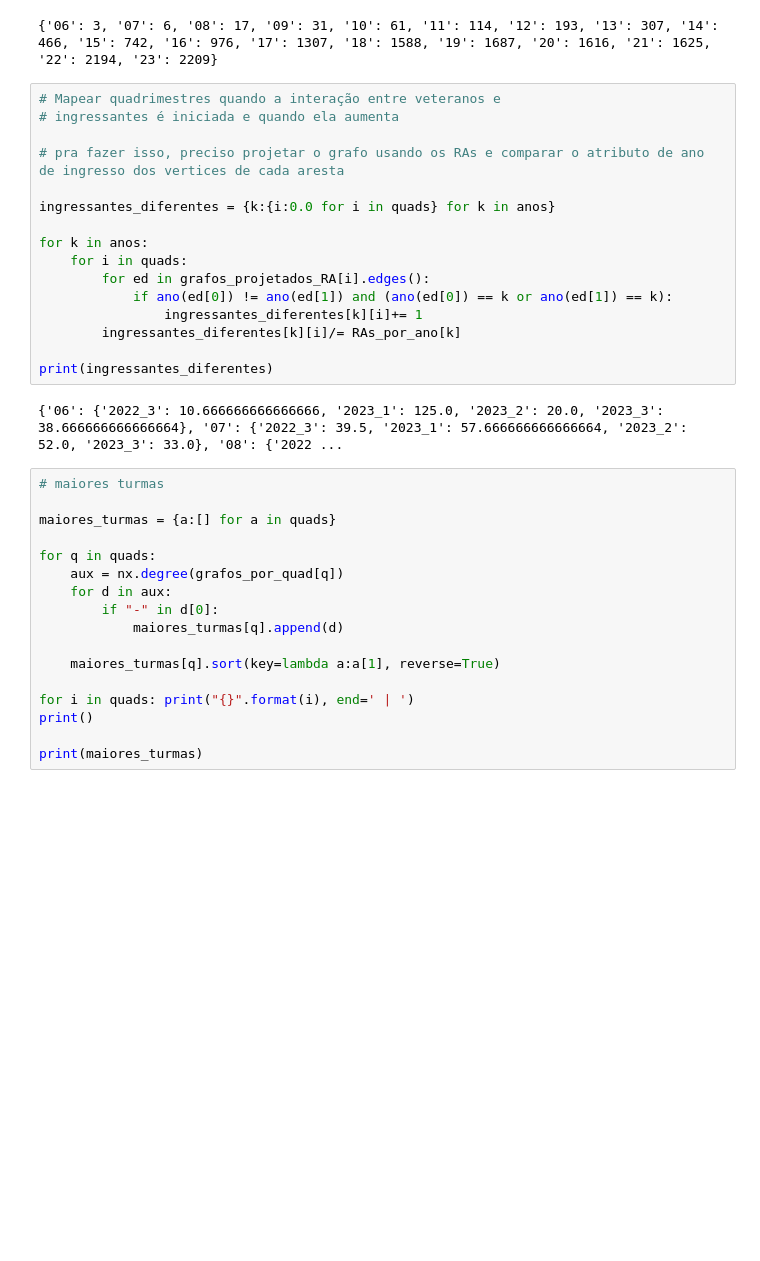
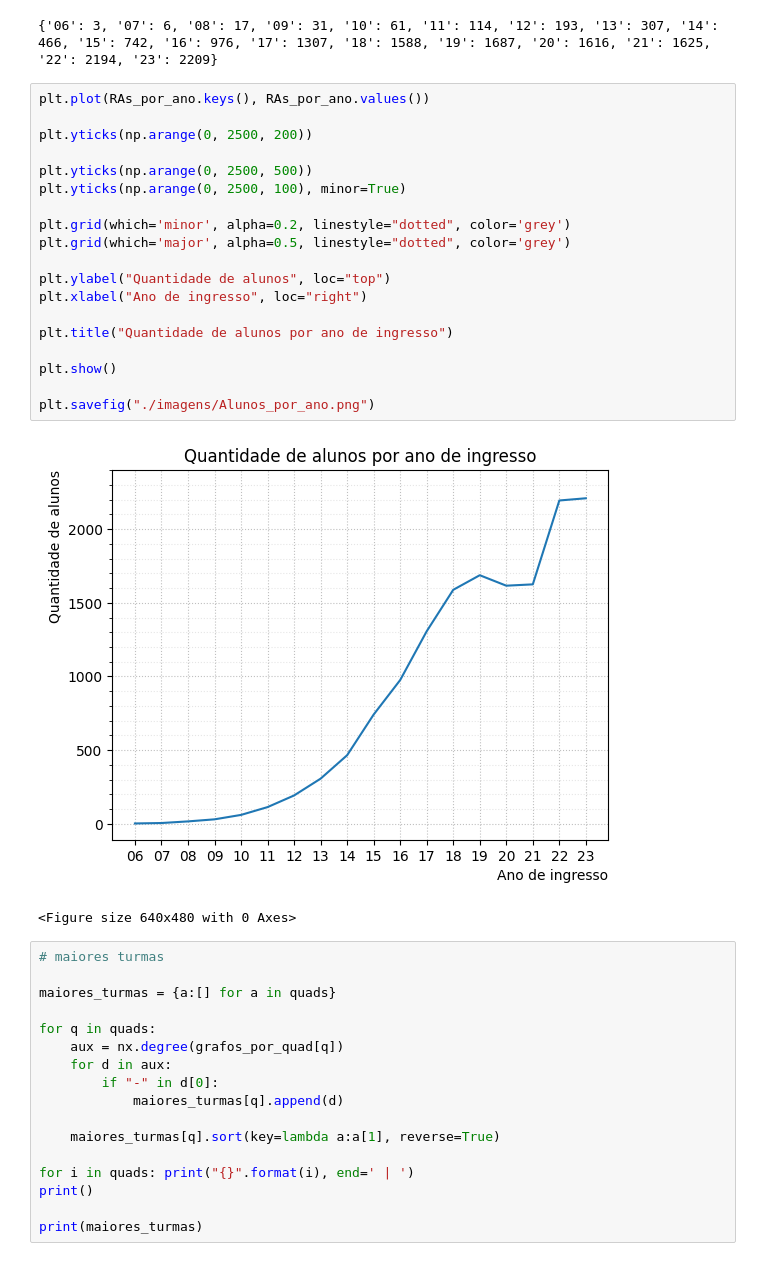
Before and after one commit to FabrizioRP/Projeto_CR, a Jupyter notebook: Main.ipynb, the cells around one changed output. Saved outputs shown, nothing was run; the diff lists cells and outputs as text; blank space fills up the shorter version.

```diff
--- a/Main.ipynb
+++ b/Main.ipynb
@@ -368,24 +368,28 @@ for i in RAs:
 print(RAs_por_ano)
 # %% [output]
 {'06': 3, '07': 6, '08': 17, '09': 31, '10': 61, '11': 114, '12': 193, '13': 307, '14': 466, '15': 742, '16': 976, '17': 1307, '18': 1588, '19': 1687, '20': 1616, '21': 1625, '22': 2194, '23': 2209}
-# %%
-# Mapear quadrimestres quando a interação entre veteranos e
-# ingressantes é iniciada e quando ela aumenta
-
-# pra fazer isso, preciso projetar o grafo usando os RAs e comparar o atributo de ano de ingresso dos vertices de cada aresta
-
-ingressantes_diferentes = {k:{i:0.0 for i in quads} for k in anos}
-
-for k in anos:
-    for i in quads:
-        for ed in grafos_projetados_RA[i].edges():
-            if ano(ed[0]) != ano(ed[1]) and (ano(ed[0]) == k or ano(ed[1]) == k):
-                ingressantes_diferentes[k][i]+= 1
-        ingressantes_diferentes[k][i]/= RAs_por_ano[k]
-
-print(ingressantes_diferentes)
-# %% [output]
-{'06': {'2022_3': 10.666666666666666, '2023_1': 125.0, '2023_2': 20.0, '2023_3': 38.666666666666664}, '07': {'2022_3': 39.5, '2023_1': 57.666666666666664, '2023_2': 52.0, '2023_3': 33.0}, '08': {'2022 ...
+# %%
+plt.plot(RAs_por_ano.keys(), RAs_por_ano.values())
+
+plt.yticks(np.arange(0, 2500, 200))
+
+plt.yticks(np.arange(0, 2500, 500))
+plt.yticks(np.arange(0, 2500, 100), minor=True)
+
+plt.grid(which='minor', alpha=0.2, linestyle="dotted", color='grey')
+plt.grid(which='major', alpha=0.5, linestyle="dotted", color='grey')
+
+plt.ylabel("Quantidade de alunos", loc="top")
+plt.xlabel("Ano de ingresso", loc="right")
+
+plt.title("Quantidade de alunos por ano de ingresso")
+
+plt.show()
+
+plt.savefig("./imagens/Alunos_por_ano.png")
+# %% [output]
+[figure, added]
+<Figure size 640x480 with 0 Axes>
 # %%
 # maiores turmas
 
```
Also changed, not shown: parts of 14 cells of this notebook, 12 other files.
